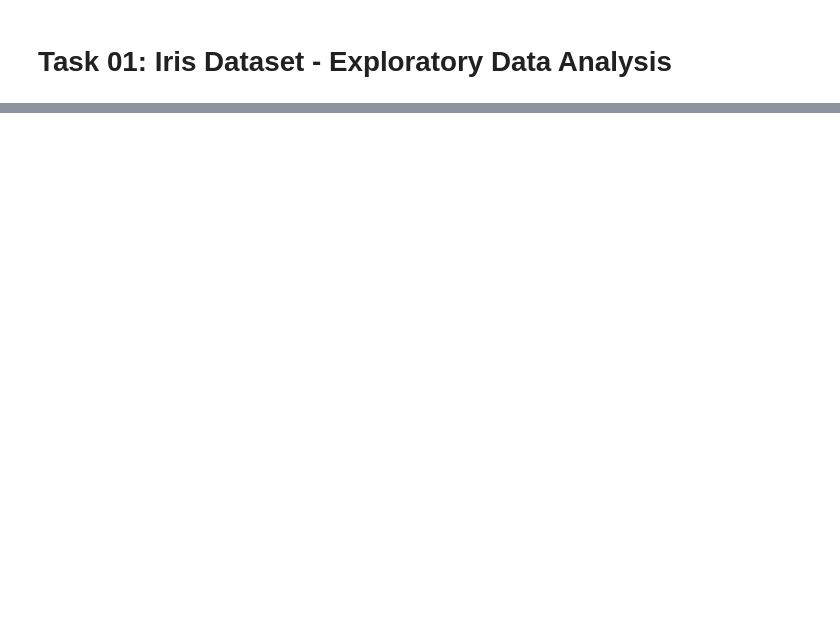
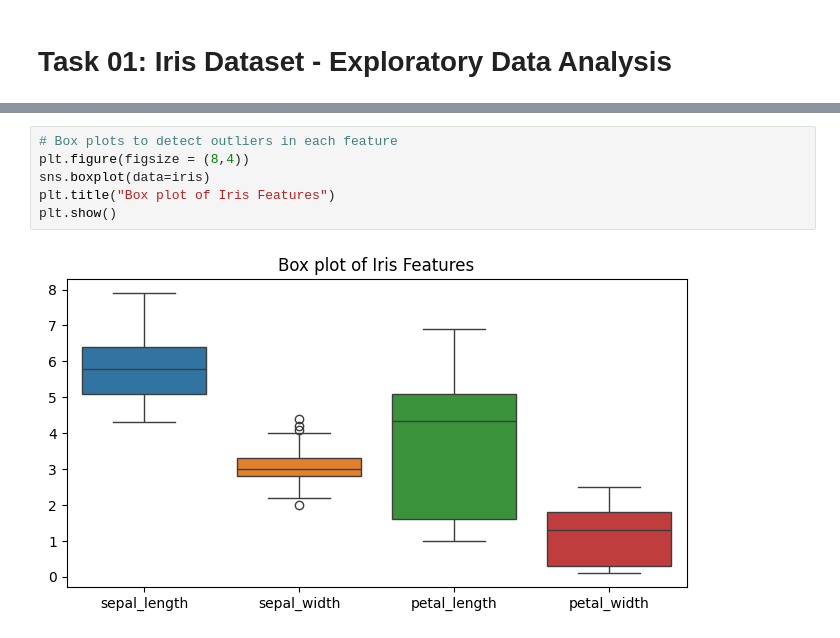
Before and after one commit to salmakhan5432/DeveloperHub-AI-ML-Internship, a Jupyter notebook: Task-01-Iris-Dataset-EDA/iris.eda.ipynb, the cells around one changed output, grey strips where cells are left out. Saved outputs shown, nothing was run; the diff lists cells and outputs as text; blank space fills up the shorter version.

```diff
--- a/Task-01-Iris-Dataset-EDA/iris.eda.ipynb
+++ b/Task-01-Iris-Dataset-EDA/iris.eda.ipynb
@@ -16,0 +84,8 @@ iris.head()
+# %%
+# Box plots to detect outliers in each feature
+plt.figure(figsize = (8,4))
+sns.boxplot(data=iris)
+plt.title("Box plot of Iris Features")
+plt.show()
+# %% [output]
+[figure, added]
```
Also changed, not shown: parts of 10 cells of this notebook.
